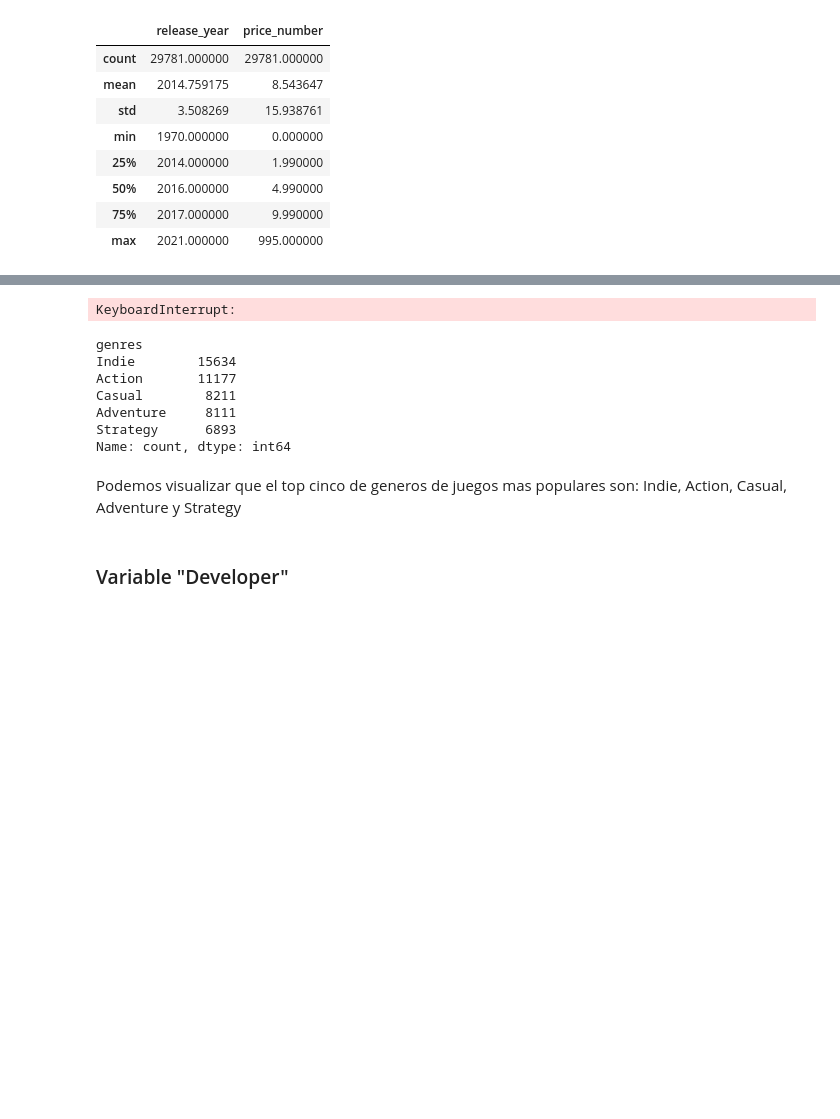
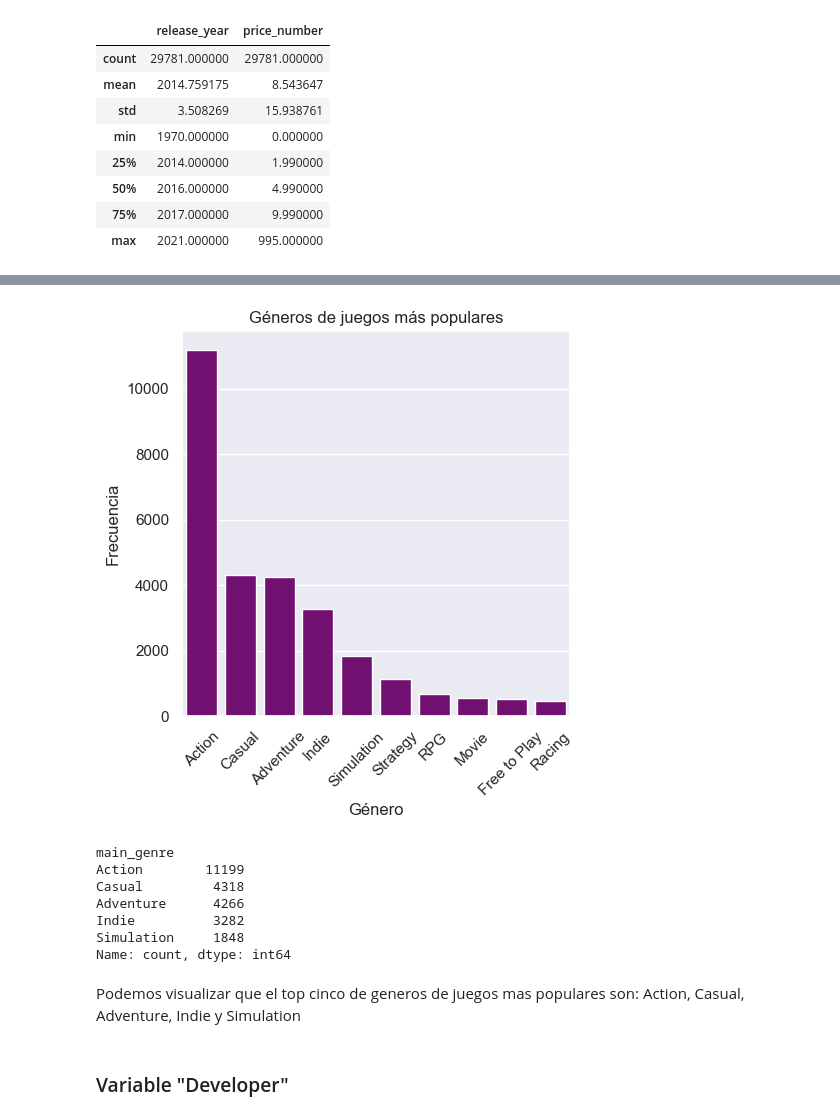
Before and after one commit to ASGuzman/PI_MLOps_Steam, a Jupyter notebook: 05_EDA.ipynb, the cells around one changed output, grey strips where cells are left out. Drawn from its saved outputs; the diff is of its cells as text; code cells hidden in the pictures; blank space fills up the shorter version.

```diff
--- a/05_EDA.ipynb
+++ b/05_EDA.ipynb
@@ -86,0 +95,4 @@ Valores únicos de genres: ["['Action', 'Casual', 'Indie', 'Simulation', 'Strate
+# %%
+ranking_generos = df_output["main_genre"].value_counts()
+top_10_gen= ranking_generos.head(10)
+top_10_gen
@@ -87,25 +112,26 @@ Valores únicos de genres: ["['Action', 'Casual', 'Indie', 'Simulation', 'Strate
 # %%
 plt.figure(figsize=(5, 5))
-sns.countplot(data= df_output, y="genres", color="purple")
+sns.barplot(x=top_10_gen.index, y=top_10_gen.values, color="purple")
 plt.title("Géneros de juegos más populares")
-plt.ylabel("Género")
-plt.xlabel("Frecuencia")
+plt.xlabel("Género")
+plt.ylabel("Frecuencia")
+plt.xticks(rotation=45)
 plt.show()
 # %% [output]
-KeyboardInterrupt:
+[figure, added]
 # %%
-ranking_generos = df_output["genres"].value_counts()
+ranking_generos = df_output["main_genre"].value_counts()
 ranking_generos.head(5)
 # %% [output]
-genres
-Indie        15634
-Action       11177
-Casual        8211
-Adventure     8111
-Strategy      6893
+main_genre
+Action        11199
+Casual         4318
+Adventure      4266
+Indie          3282
+Simulation     1848
 Name: count, dtype: int64
 # %% [markdown]
-Podemos visualizar que el top cinco de generos de juegos mas populares son: Indie, Action, Casual, Adventure y Strategy
+Podemos visualizar que el top cinco de generos de juegos mas populares son: Action, Casual, Adventure, Indie y Simulation
 # %% [markdown]
 ### Variable "Developer"
 # %% [markdown]
```
Also changed, not shown: parts of 13 cells of this notebook, 1 other file.
